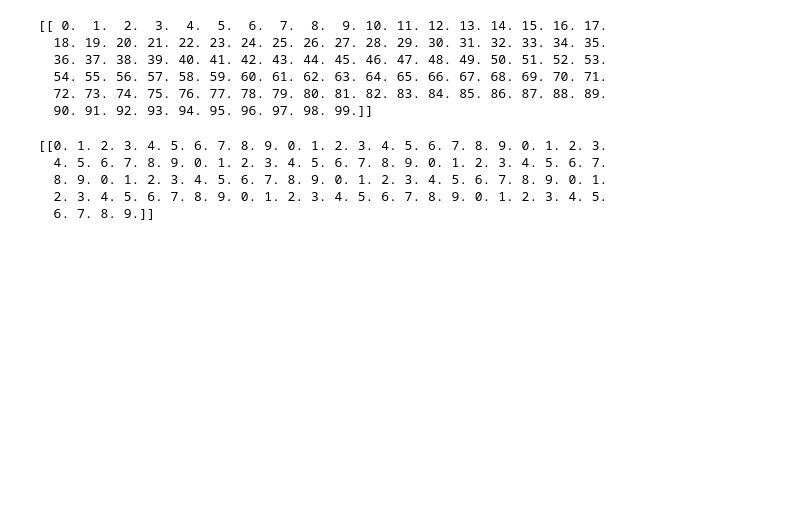
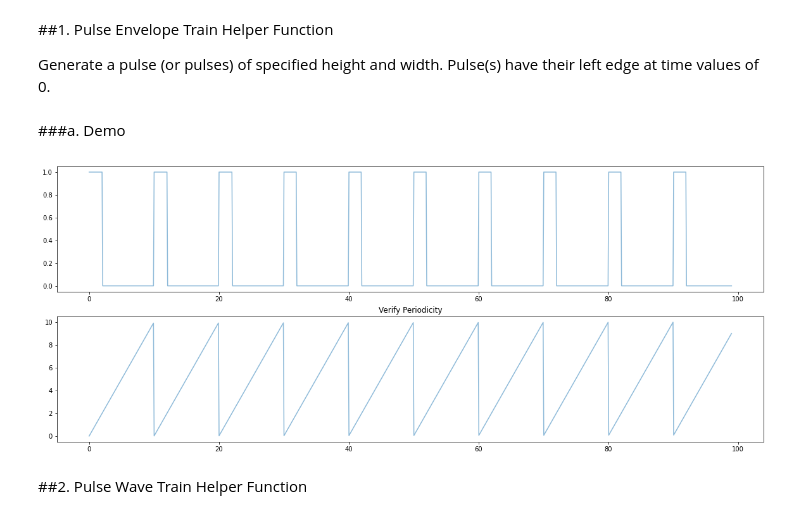
Before and after one commit to psukphranee/Python, a Jupyter notebook: SAR_scratch_3.ipynb, the cells around one changed output. Cells and saved outputs as stored; diff of their text form; code cells hidden in the pictures; blank space fills up the shorter version.

```diff
--- a/SAR_scratch_3.ipynb
+++ b/SAR_scratch_3.ipynb
@@ -9 +14,48 @@ import scipy.sparse as sp
+# %%
+def plot_train(time_absolute, time_modulus, train):
+
+  fig, ax = plt.subplots(2,1, figsize=(20,8))
+  ax[0].plot(t[0,:], train[0,:], alpha=0.5)
+  ax[1].plot(t[0,:], t_mod[0,:], alpha=0.5)
+
+  # ax[0].set_title("Pulse Envelope")
+  ax[1].set_title("Verify Periodicity")
+  plt.show()
+# %%
+#create time vector
+t = np.linspace(0, 99, 1000).reshape(1,-1)
+#signal period
+PRT = 10
+#prepreocess time vector to make periodic
+t_mod = t % PRT
+
+A = 1;
+tau = 2;
+k = .05;
+f_c = .1;
+# %% [markdown]
+##1. Pulse Envelope Train Helper Function
+
+Generate a pulse (or pulses) of specified height and width. Pulse(s) have their left edge at time values of 0.
+# %%
+def generate_pulse_envelope(time_array, pulse_width=1, pulse_height=1):
+  #this function returns pulse envelopes of tau width wide. the left edge of the envelope is located at any zeros of the time array.
+
+  t = time_array;
+  A = pulse_height;
+  tau = pulse_width;
+  tau_half = tau/2;
+
+  chi = A * (np.abs((t-tau_half)/tau_half) <= 1);
+
+  return chi;
+# %% [markdown]
+###a. Demo
+# %%
+envelope_train = generate_pulse_envelope(t_mod, pulse_width=tau, pulse_height=A)
+plot_train(t, t_mod, envelope_train)
+# %% [output]
+[figure, added]
+# %% [markdown]
+##2. Pulse Wave Train Helper Function
 # %%
@@ -41,20 +74,0 @@ def plot_pulse(time, pulse, fig, ax, **kwargs):
-# %%
-t = np.linspace(0, 99, 100).reshape(1,-1)
-print(t)
-# %% [output]
-[[ 0.  1.  2.  3.  4.  5.  6.  7.  8.  9. 10. 11. 12. 13. 14. 15. 16. 17.
-  18. 19. 20. 21. 22. 23. 24. 25. 26. 27. 28. 29. 30. 31. 32. 33. 34. 35.
-  36. 37. 38. 39. 40. 41. 42. 43. 44. 45. 46. 47. 48. 49. 50. 51. 52. 53.
-  54. 55. 56. 57. 58. 59. 60. 61. 62. 63. 64. 65. 66. 67. 68. 69. 70. 71.
-  72. 73. 74. 75. 76. 77. 78. 79. 80. 81. 82. 83. 84. 85. 86. 87. 88. 89.
-  90. 91. 92. 93. 94. 95. 96. 97. 98. 99.]]
-# %%
-PRT = 10;
-t_mod = t % PRT
-print(t_mod)
-# %% [output]
-[[0. 1. 2. 3. 4. 5. 6. 7. 8. 9. 0. 1. 2. 3. 4. 5. 6. 7. 8. 9. 0. 1. 2. 3.
-  4. 5. 6. 7. 8. 9. 0. 1. 2. 3. 4. 5. 6. 7. 8. 9. 0. 1. 2. 3. 4. 5. 6. 7.
-  8. 9. 0. 1. 2. 3. 4. 5. 6. 7. 8. 9. 0. 1. 2. 3. 4. 5. 6. 7. 8. 9. 0. 1.
-  2. 3. 4. 5. 6. 7. 8. 9. 0. 1. 2. 3. 4. 5. 6. 7. 8. 9. 0. 1. 2. 3. 4. 5.
-  6. 7. 8. 9.]]
```
Also changed, not shown: parts of 12 cells of this notebook.
